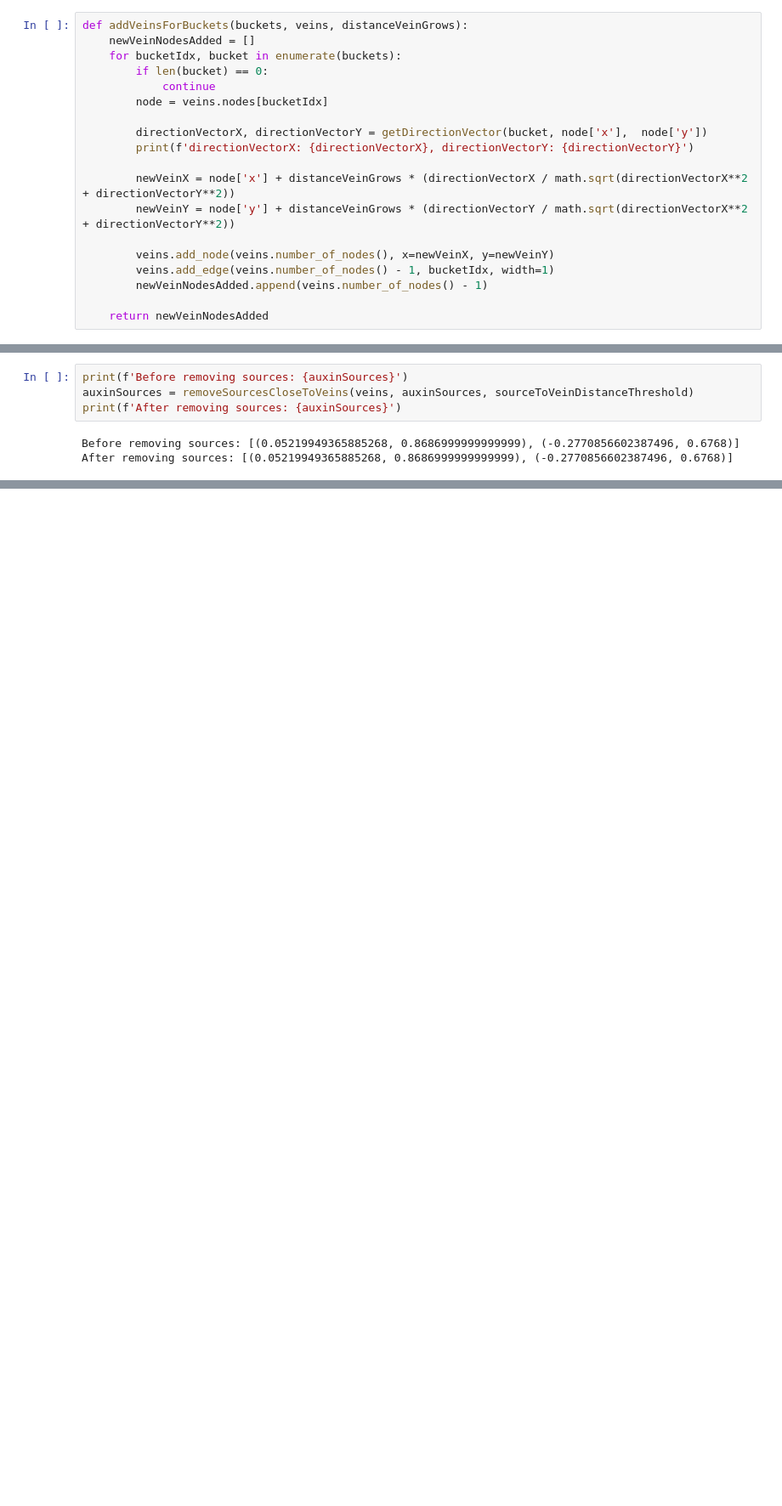
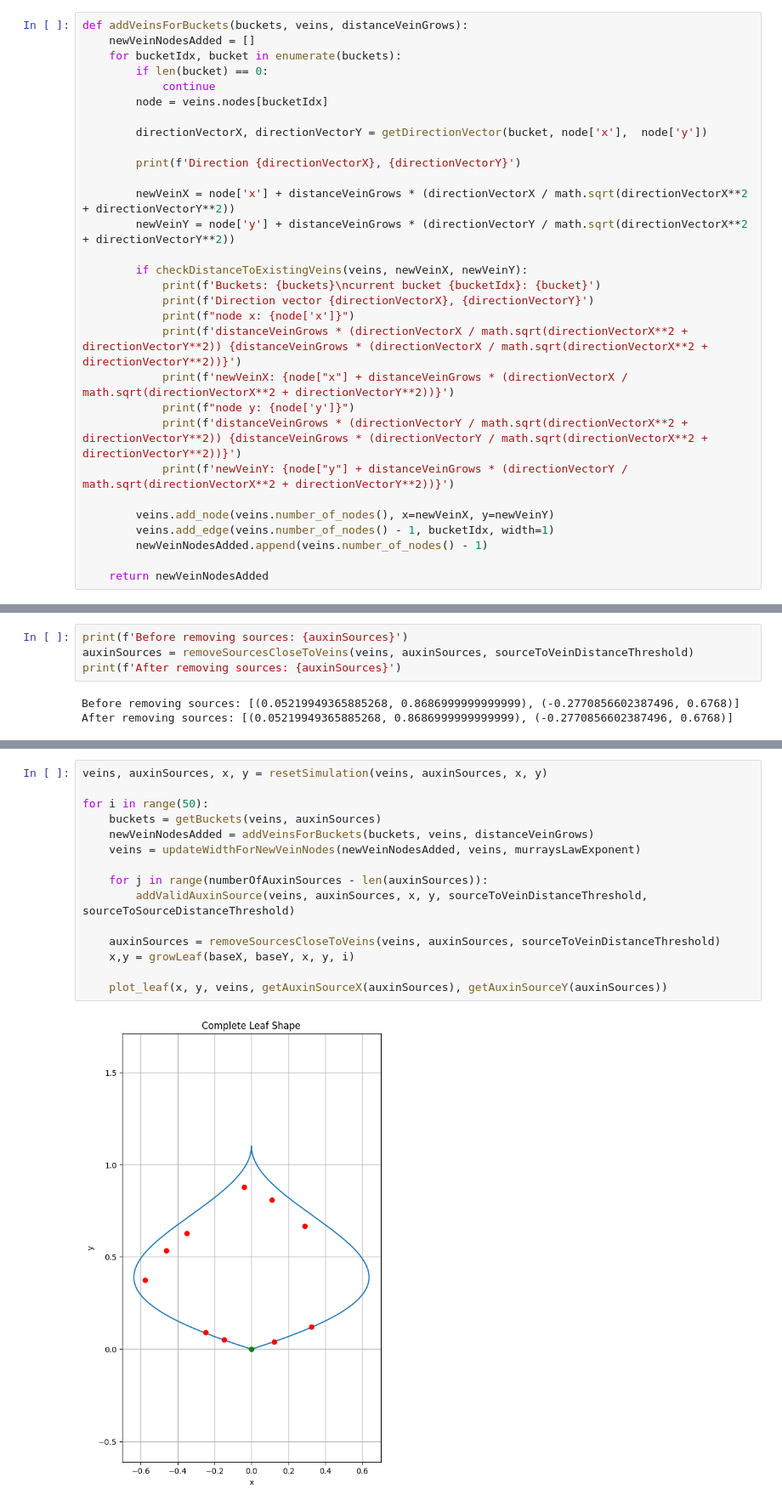
Before and after one commit to Antel0pe/leaf-venation, a Jupyter notebook: LeafVeins.ipynb, the cells around one changed output, grey strips where cells are left out. Shown at 85% size. Saved outputs shown, nothing was run; the diff lists cells and outputs as text; blank space fills up the shorter version.

```diff
--- a/LeafVeins.ipynb
+++ b/LeafVeins.ipynb
@@ -219,10 +219,21 @@ def addVeinsForBuckets(buckets, veins, distanceVeinGrows):
         node = veins.nodes[bucketIdx]
 
         directionVectorX, directionVectorY = getDirectionVector(bucket, node['x'],  node['y'])
-        print(f'directionVectorX: {directionVectorX}, directionVectorY: {directionVectorY}')
+
+        print(f'Direction {directionVectorX}, {directionVectorY}')
 
         newVeinX = node['x'] + distanceVeinGrows * (directionVectorX / math.sqrt(directionVectorX**2 + directionVectorY**2))
         newVeinY = node['y'] + distanceVeinGrows * (directionVectorY / math.sqrt(directionVectorX**2 + directionVectorY**2))
+
+        if checkDistanceToExistingVeins(veins, newVeinX, newVeinY):
+            print(f'Buckets: {buckets}\ncurrent bucket {bucketIdx}: {bucket}')
+            print(f'Direction vector {directionVectorX}, {directionVectorY}')
+            print(f"node x: {node['x']}")
+            print(f'distanceVeinGrows * (directionVectorX / math.sqrt(directionVectorX**2 + directionVectorY**2)) {distanceVeinGrows * (directionVectorX / math.sqrt(directionVectorX**2 + directionVectorY**2))}')
+            print(f'newVeinX: {node["x"] + distanceVeinGrows * (directionVectorX / math.sqrt(directionVectorX**2 + directionVectorY**2))}')
+            print(f"node y: {node['y']}")
+            print(f'distanceVeinGrows * (directionVectorY / math.sqrt(directionVectorX**2 + directionVectorY**2)) {distanceVeinGrows * (directionVectorY / math.sqrt(directionVectorX**2 + directionVectorY**2))}')
+            print(f'newVeinY: {node["y"] + distanceVeinGrows * (directionVectorY / math.sqrt(directionVectorX**2 + directionVectorY**2))}')
 
         veins.add_node(veins.number_of_nodes(), x=newVeinX, y=newVeinY)
         veins.add_edge(veins.number_of_nodes() - 1, bucketIdx, width=1)
@@ -300,3 +322,20 @@ veins, auxinSources, x, y = resetSimulation(veins, auxinSources, x, y)
 plot_leaf(x, y, veins, getAuxinSourceX(auxinSources), getAuxinSourceY(auxinSources))
 # %% [output]
 [figure]
+# %%
+veins, auxinSources, x, y = resetSimulation(veins, auxinSources, x, y)
+
+for i in range(50):
+    buckets = getBuckets(veins, auxinSources)
+    newVeinNodesAdded = addVeinsForBuckets(buckets, veins, distanceVeinGrows)
+    veins = updateWidthForNewVeinNodes(newVeinNodesAdded, veins, murraysLawExponent)
+
+    for j in range(numberOfAuxinSources - len(auxinSources)):
+        addValidAuxinSource(veins, auxinSources, x, y, sourceToVeinDistanceThreshold, sourceToSourceDistanceThreshold)
+
+    auxinSources = removeSourcesCloseToVeins(veins, auxinSources, sourceToVeinDistanceThreshold)
+    x,y = growLeaf(baseX, baseY, x, y, i)
+
+    plot_leaf(x, y, veins, getAuxinSourceX(auxinSources), getAuxinSourceY(auxinSources))
+# %% [output]
+[figure, added]
```
Also changed, not shown: parts of 5 cells of this notebook.
